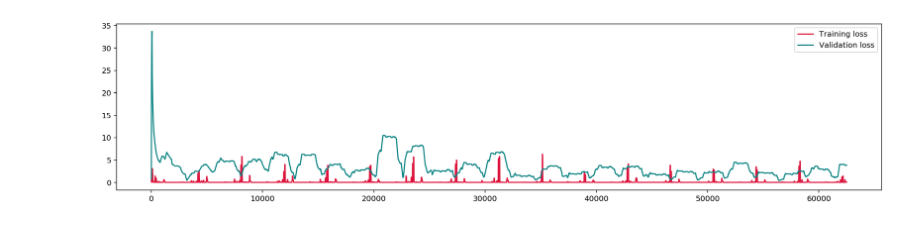
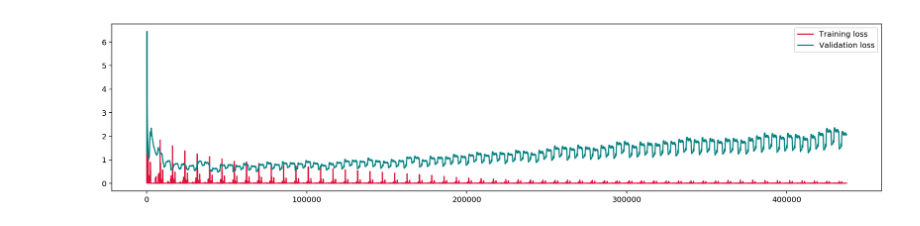
Before and after one commit to 386er/capstone, a Jupyter notebook: basic_rnn.ipynb, the cells around one changed output. Saved outputs shown, nothing was run; the diff lists cells and outputs as text; code cells hidden in the pictures.

```diff
--- a/basic_rnn.ipynb
+++ b/basic_rnn.ipynb
@@ -21,14 +21,14 @@ warnings.filterwarnings("ignore")
 #########################
 
 st_dev = 0.1
-learning_rate = 0.04
-training_iters = 8000000
-batch_size = 128
+learning_rate = 0.001
+training_iters = 26000000
+batch_size = 64
 display_step = 100
 
 n_input = 41 # Number of features
 n_steps = 1 # timesteps
-n_hidden = 128 # hidden layer num of nodes
+n_hidden = 512 # hidden layer num of nodes
 n_classes = 5 # KDD99 total classes ( Normal + 4 attack types)
 # %%
 #########################
@@ -120,7 +122,7 @@ with tf.Session() as sess:
         if step % display_step == 0:
 
             print "Iter " + str(step*batch_size) + ", Minibatch Loss= " + "{:.6f}".format(loss) +  ", Minibatch Val Accuracy= " + \
-                  "{:.6f}".format(loss)
+                  "{:.6f}".format(loss_test)
 
         losses['train'].append(loss)
         losses['validation'].append(loss_test)
@@ -152,17 +154,19 @@ Iter 7987200, Minibatch Loss= 0.057608, Minibatch Val Accuracy= 0.057608
 Optimization Finished!
 # %%
+# Plot the smoothed training and validation loss
+
 
 smoothed_loss = hm.running_mean(losses['train'], 50)
-smoothed_loss_train = hm.running_mean(losses['validation'], 1800)
+smoothed_loss_train = hm.running_mean(losses['validation'], 8000)
 
 fig = plt.figure(figsize=(18,4))
 gs  = gridspec.GridSpec(1, 2, height_ratios=[1],width_ratios=[0.5,0.5])
 ax1 = plt.subplot(gs[0, 0:2])
 
 ax1.plot(smoothed_loss, label='Training loss', color='crimson')
 ax1.plot(smoothed_loss_train, label='Validation loss', color='teal')
 ax1.legend()
-#plt.ylim([-0.2,3.5])
+
 plt.show()
 # %% [output]
-[figure, old version]
+[figure, new version]
```
Also changed, not shown: parts of 5 cells of this notebook, 9 other files.
